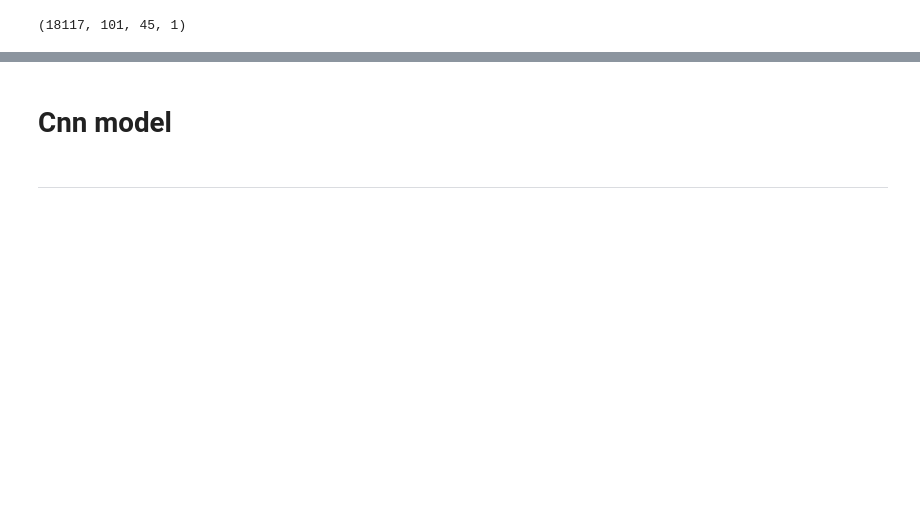
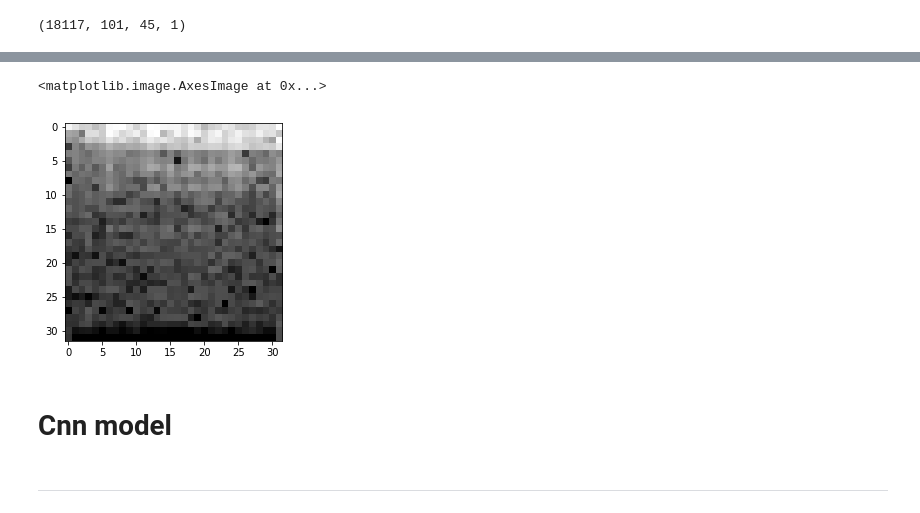
Before and after one commit to EvgenyKashin/SpeechRectification, a Jupyter notebook: notebooks/CnnClassification.ipynb, the cells around one changed output, grey strips where cells are left out. Cells and saved outputs as stored; diff of their text form; code cells hidden in the pictures; blank space fills up the shorter version.

```diff
--- a/notebooks/CnnClassification.ipynb
+++ b/notebooks/CnnClassification.ipynb
@@ -158,3 +170,8 @@ plt.imshow(X_features[3, :, :, 0])
+# %%
+plt.imshow(D[:,:,0]) # new
+# %% [output]
+<matplotlib.image.AxesImage at 0x...>
+[figure, added]
 # %% [markdown]
 # Cnn model
 # %%
```
Also changed, not shown: parts of 38 cells of this notebook.
